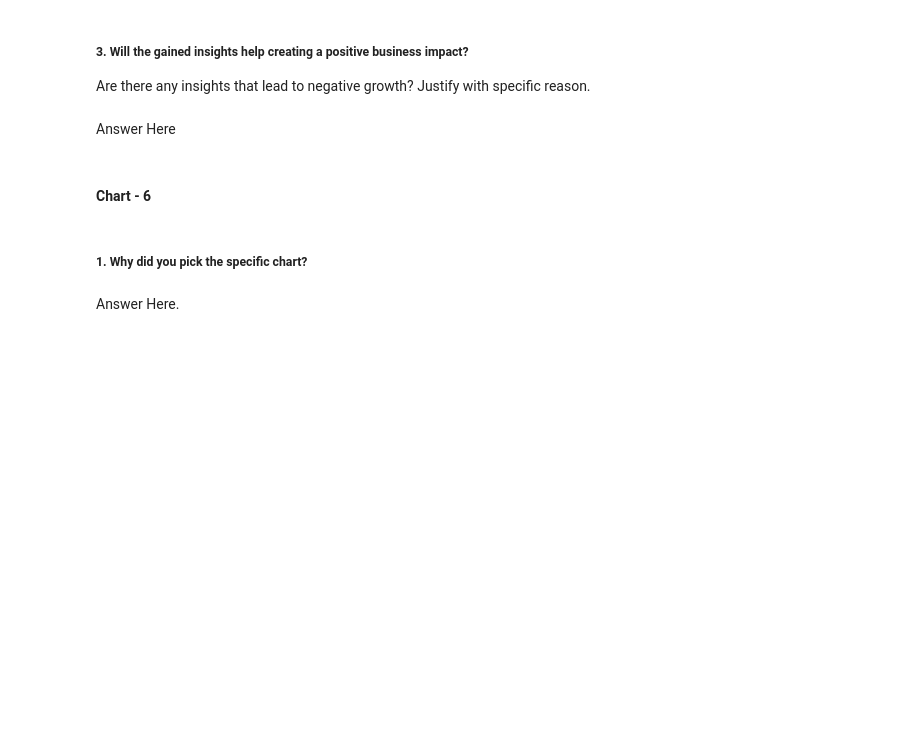
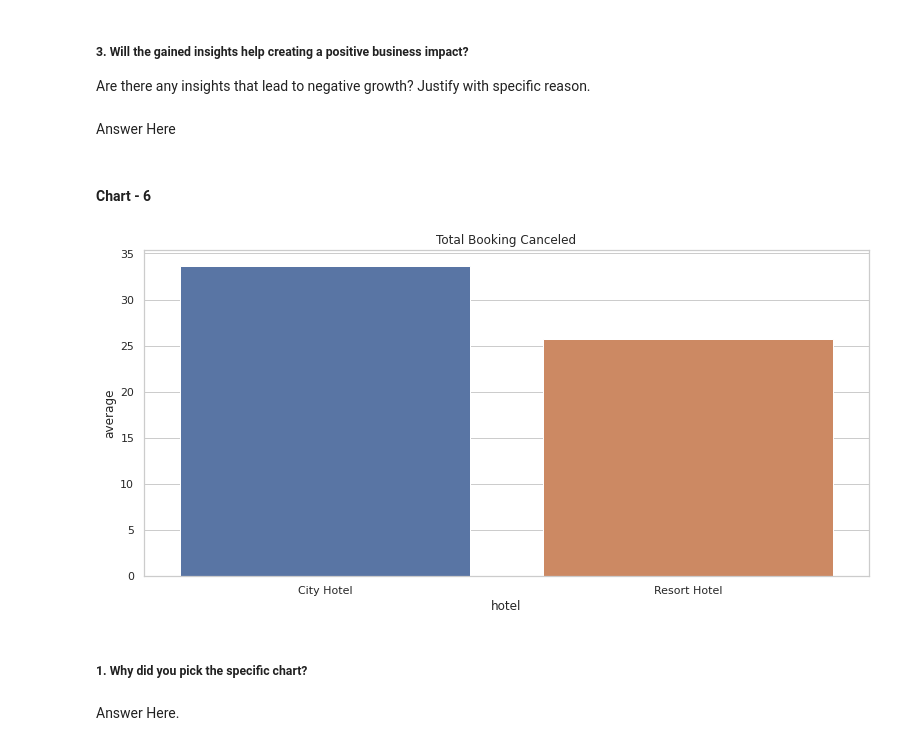
Before and after one commit to Dheeraj-Budhlakoti/Hotel-Booking-Analysis--EDA, a Jupyter notebook: EDA_Capstone_Project_(Group)_Hotel_Booking_Analysis.ipynb, the cells around one changed output. Cells and saved outputs as stored; diff of their text form; code cells hidden in the pictures; blank space fills up the shorter version.

```diff
--- a/EDA_Capstone_Project_(Group)_Hotel_Booking_Analysis.ipynb
+++ b/EDA_Capstone_Project_(Group)_Hotel_Booking_Analysis.ipynb
@@ -770,11 +635,13 @@ Answer Here
 #### Chart - 6
 # %%
 # Chart - 6 visualization code---s9
-df["Canceled_bookings"]=df.is_canceled+df.previous_cancellations
-booking_canc=df.groupby('hotel')['Canceled_bookings'].describe()
+copy_df["Canceled_bookings"]=copy_df.is_canceled+copy_df.previous_cancellations
+booking_canc=copy_df.groupby('hotel')['Canceled_bookings'].describe()
 sns.barplot(booking_canc.index,booking_canc['mean']*100);
 plt.title('Total Booking Canceled');
 plt.ylabel('average');
+# %% [output]
+[figure, added]
 # %% [markdown]
 ##### 1. Why did you pick the specific chart?
 # %% [markdown]
```
Also changed, not shown: parts of 97 cells of this notebook.
